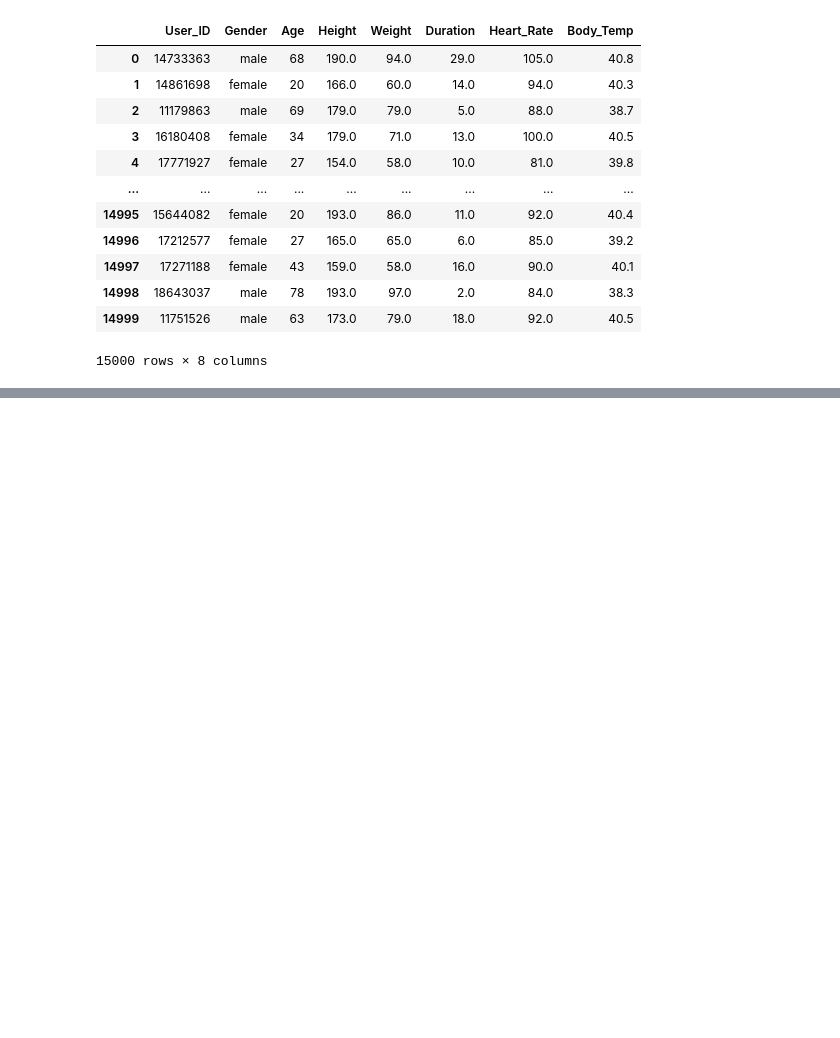
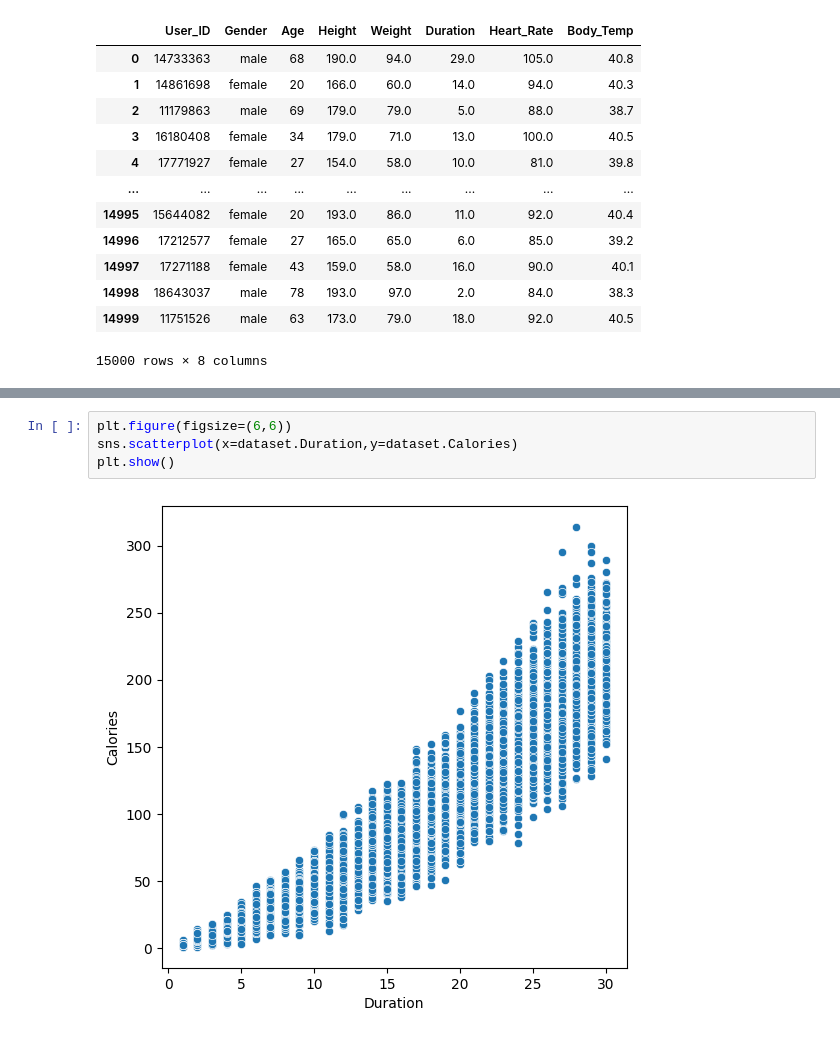
Before and after one commit to ZahraAslamKhan/AI-Calories-Burnt-Predictor-, a Jupyter notebook: CaloriesPrediction.ipynb, the cells around one changed output, grey strips where cells are left out. Saved outputs shown, nothing was run; the diff lists cells and outputs as text; blank space fills up the shorter version.

```diff
--- a/CaloriesPrediction.ipynb
+++ b/CaloriesPrediction.ipynb
@@ -70,0 +101,6 @@ plt.gca().spines[['top', 'right',]].set_visible(False)
+# %%
+plt.figure(figsize=(6,6))
+sns.scatterplot(x=dataset.Duration,y=dataset.Calories)
+plt.show()
+# %% [output]
+[figure, added]
```
Also changed, not shown: parts of 5 cells of this notebook.
